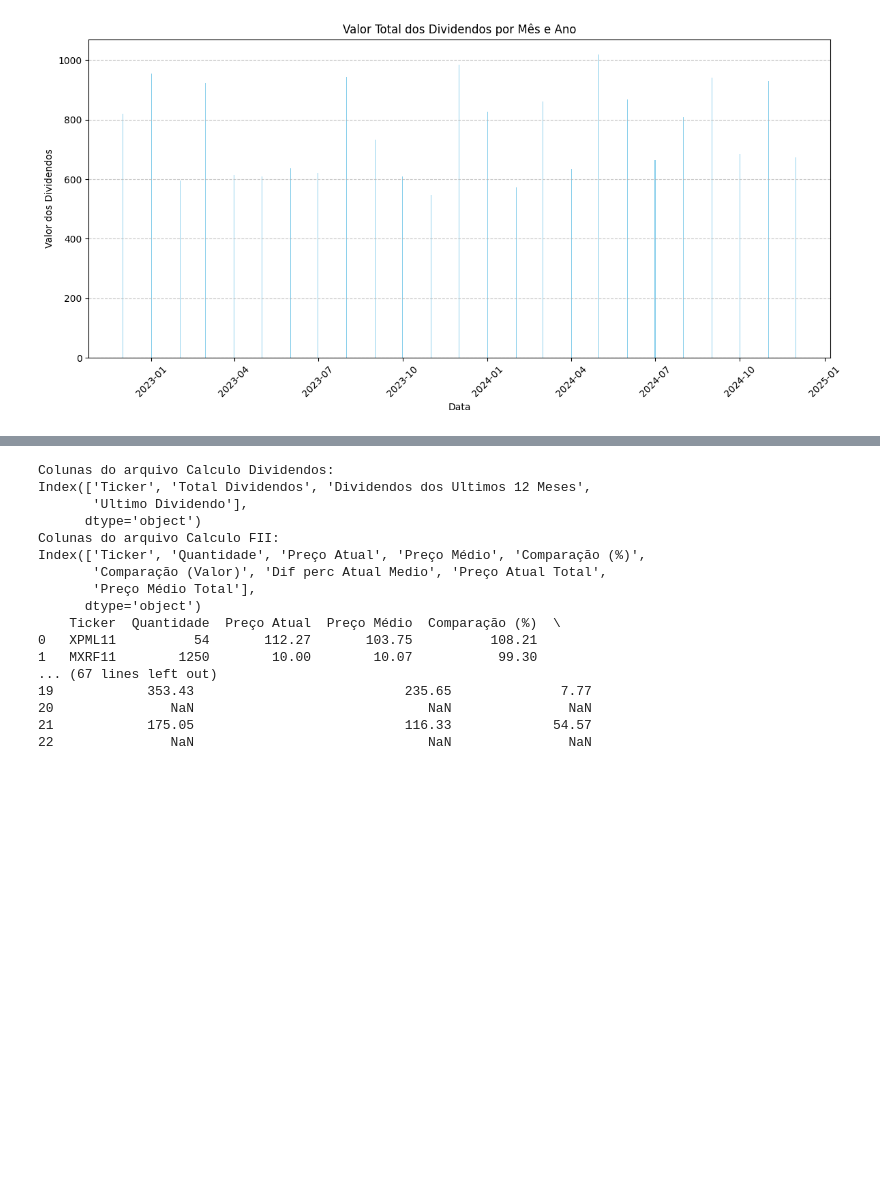
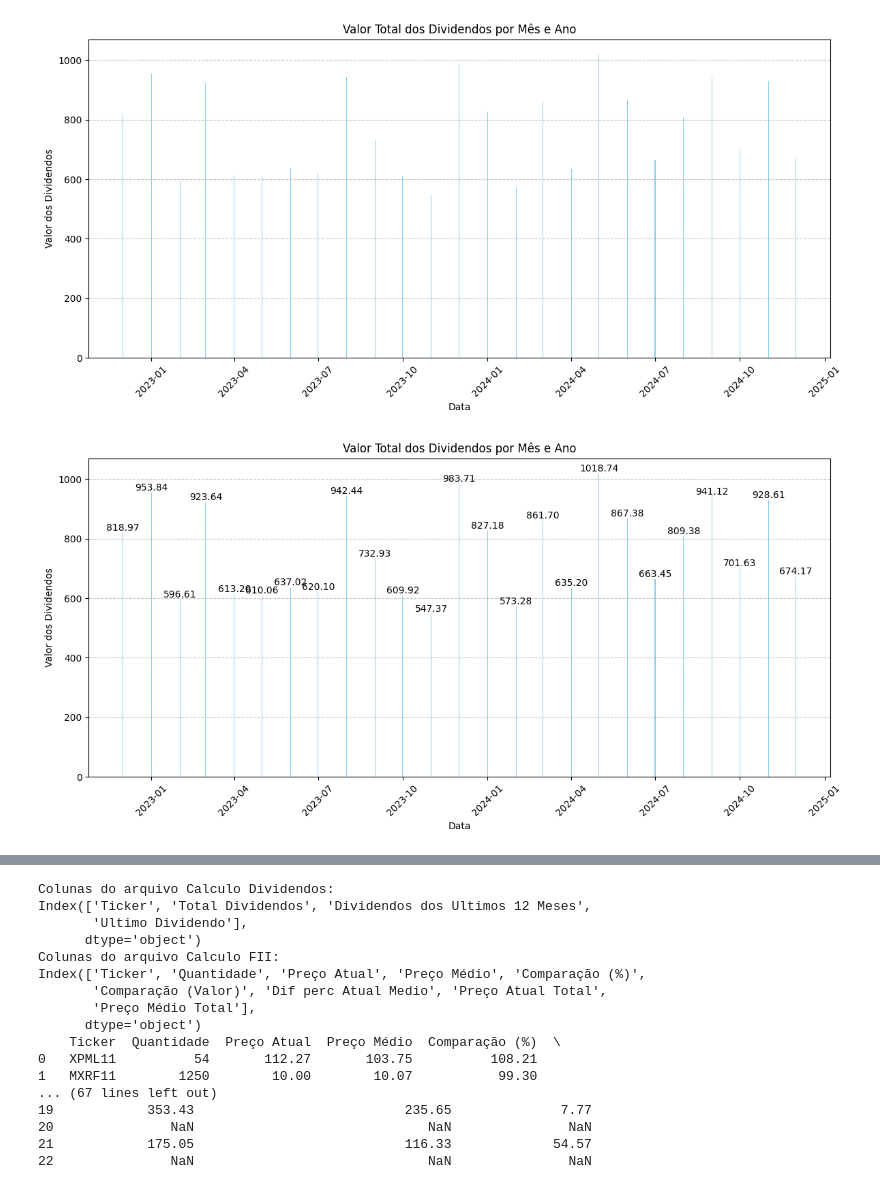
Before and after one commit to JulianotCosta/Dictionary_IA, a Jupyter notebook: Cópia_de_cotação_de_ações_e_FII.ipynb, the cells around one changed output, grey strips where cells are left out. Saved outputs shown, nothing was run; the diff lists cells and outputs as text; code cells hidden in the pictures; blank space fills up the shorter version.

```diff
--- a/Cópia_de_cotação_de_ações_e_FII.ipynb
+++ b/Cópia_de_cotação_de_ações_e_FII.ipynb
@@ -457,6 +496,42 @@ plt.tight_layout()
 plt.show()
 # %% [output]
 [figure]
+# %%
+import pandas as pd
+from datetime import datetime, timedelta
+import matplotlib.pyplot as plt
+
+# Lê o arquivo CSV
+arquivo_csv = '/content/Dividendos.csv'
+df = pd.read_csv(arquivo_csv, delimiter=';')
+
+# Agrupar os dados por Mês e Ano e somar os valores dos dividendos
+resultado = df.groupby(['Ano', 'Mes'])['Valor'].sum().reset_index()
+
+# Criar uma coluna de data para facilitar a plotagem
+resultado['Data'] = pd.to_datetime(resultado['Ano'].astype(str) + resultado['Mes'].astype(str).str.zfill(2) + '01', format='%Y%m%d')
+
+# Plotar o gráfico de barras
+plt.figure(figsize=(12, 6))
+bars = plt.bar(resultado['Data'], resultado['Valor'], color='skyblue')
+
+# Adicionar os valores em cima de cada barra
+for bar in bars:
+    yval = bar.get_height()
+    plt.text(bar.get_x() + bar.get_width()/2, yval, f'{yval:.2f}', ha='center', va='bottom')
+
+# Configurações do gráfico
+plt.xlabel('Data')
+plt.ylabel('Valor dos Dividendos')
+plt.title('Valor Total dos Dividendos por Mês e Ano')
+plt.xticks(rotation=45)
+plt.grid(axis='y', linestyle='--', alpha=0.7)
+
+# Exibir o gráfico
+plt.tight_layout()
+plt.show()
+# %% [output]
+[figure, added]
 # %%
 import pandas as pd
 import matplotlib.pyplot as plt
```
Also changed, not shown: parts of 18 cells of this notebook.
